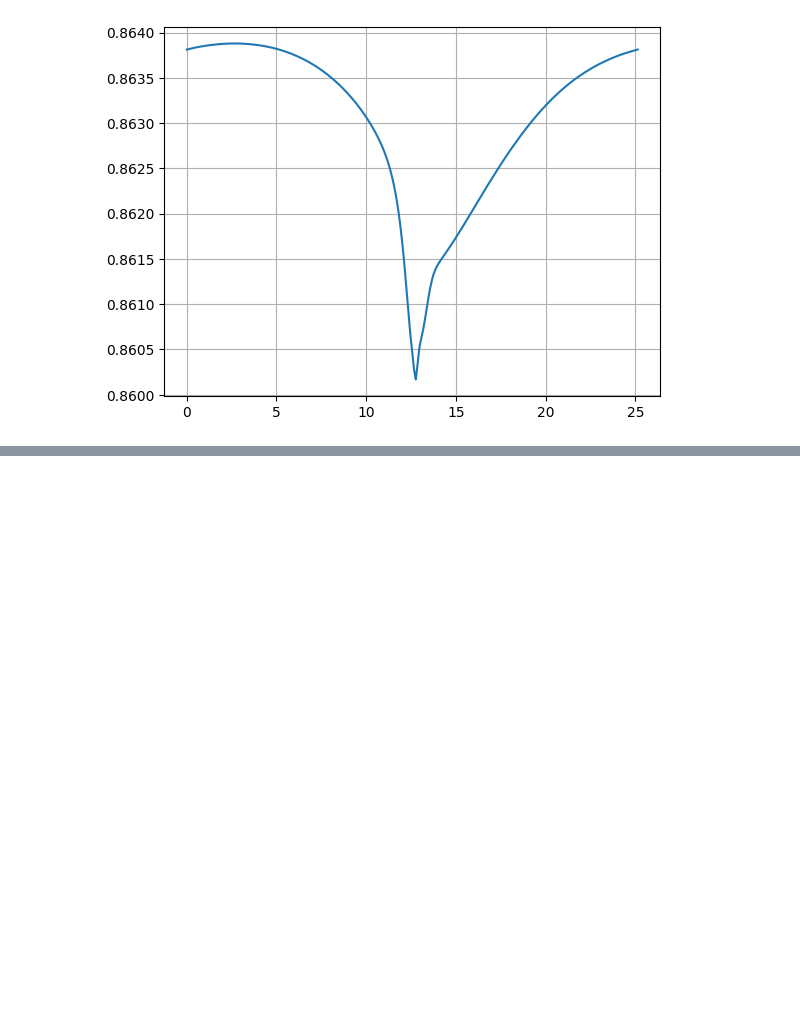
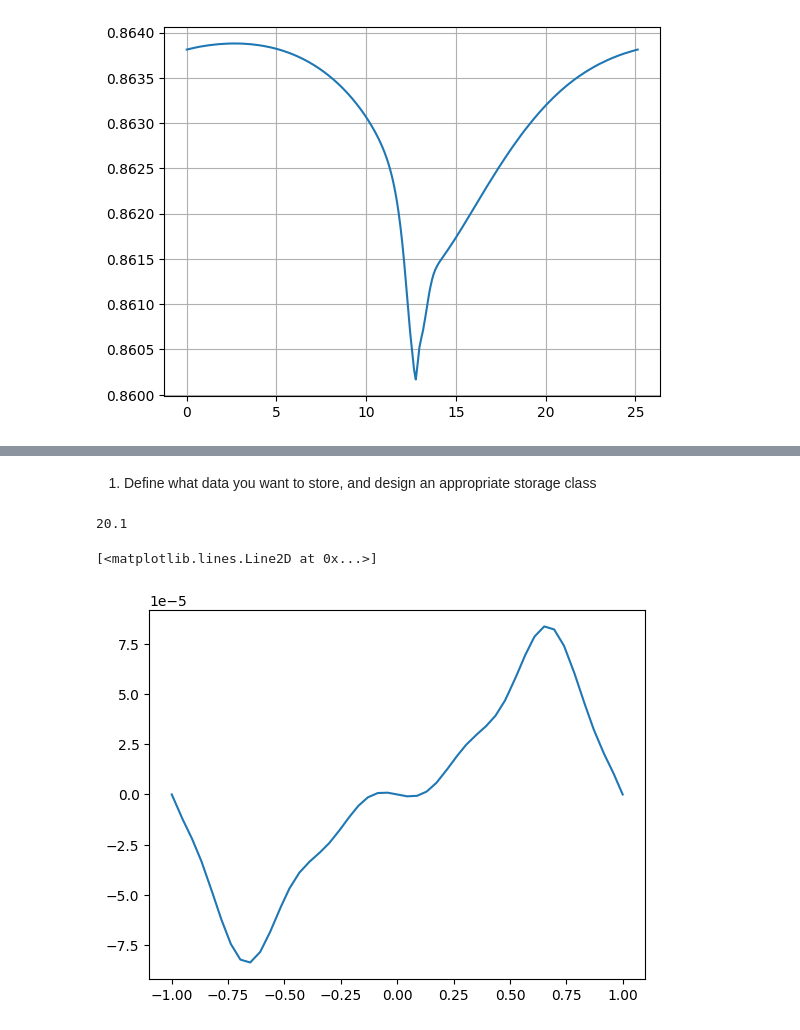
Before and after one commit to sgepner/Automate-Python, a Jupyter notebook: Lectures/Lecture5/Lecture 5.ipynb, the cells around one changed output, grey strips where cells are left out. Drawn from its saved outputs; the diff is of its cells as text; code cells hidden in the pictures; blank space fills up the shorter version.

```diff
--- a/Lectures/Lecture5/Lecture 5.ipynb
+++ b/Lectures/Lecture5/Lecture 5.ipynb
@@ -225,0 +225,2 @@ plt.grid()
+# %% [markdown]
+1. Define what data you want to store, and design an appropriate storage class
@@ -225,0 +241,30 @@ plt.grid()
+# %%
+geom = VisItTecplotBinaryReader(FileName=['geom.plt'])
+geom.PointArrayStatus = ['u', 'v', 'w']
+
+plot_over_line = PlotOverLine(Input=geom)
+# %%
+for z in np.arange(0.1, 25, 10):
+    plot_over_line.Point1 = [0.0, -1.0, z]
+    plot_over_line.Point2 = [0.0, 1.0, z]
+
+    pl = servermanager.Fetch(plot_over_line)
+
+    pos = fromvtkarray(pl.GetPoints().GetData())
+
+    valsU = fromvtkarray(pl.GetPointData().GetScalars("u"))
+    valsU = np.hstack([val for val in valsU])
+    valsV = fromvtkarray(pl.GetPointData().GetScalars("v"))
+    valsV = np.hstack([val for val in valsV])
+    valsW = fromvtkarray(pl.GetPointData().GetScalars("w"))
+    valsW = np.hstack([val for val in valsW])
+# %%
+z = pos[0][2]
+y = np.array([p[1] for p in pos])
+# %%
+print(z)
+plt.plot(y,valsU)
+# %% [output]
+20.1
+[<matplotlib.lines.Line2D at 0x...>]
+[figure, added]
```
Also changed, not shown: parts of 8 cells of this notebook, 1 other file.
